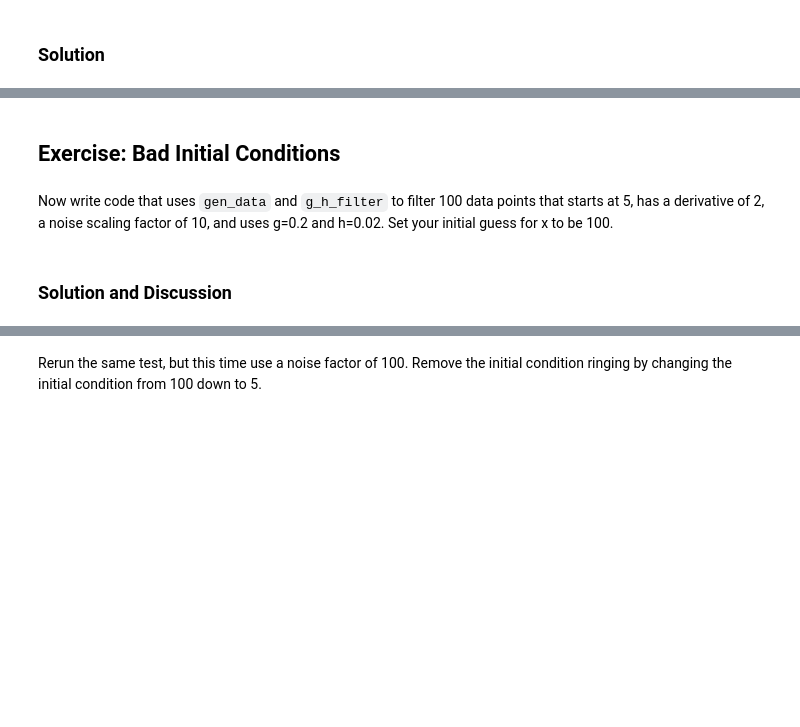
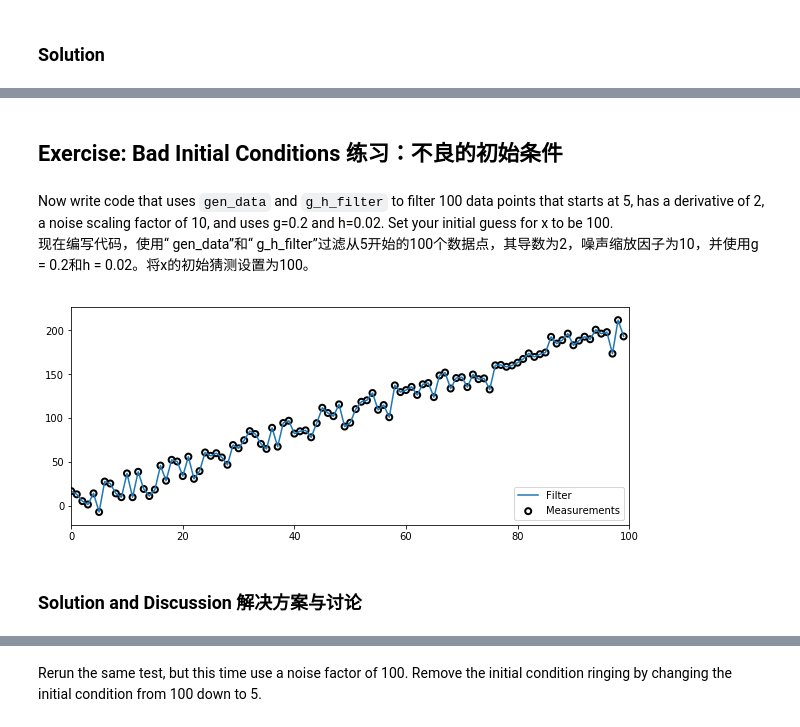
Before and after one commit to bccw-ai/Kalman-and-Bayesian-Filters-in-Python, a Jupyter notebook: 01-g-h-filter.ipynb, the cells around one changed output, grey strips where cells are left out. Saved outputs shown, nothing was run; the diff lists cells and outputs as text; code cells hidden in the pictures; blank space fills up the shorter version.

```diff
--- a/01-g-h-filter.ipynb
+++ b/01-g-h-filter.ipynb
@@ -667,4 +718,5 @@ plt.plot([randn() for _ in range(3000)], lw=1);
 # %% [markdown]
-## Exercise: Bad Initial Conditions
+## Exercise: Bad Initial Conditions  练习：不良的初始条件
 # %% [markdown]
 Now write code that uses `gen_data` and `g_h_filter` to filter 100 data points that starts at 5, has a derivative of 2, a noise scaling factor of 10, and uses g=0.2 and h=0.02. Set your initial guess for x to be 100.
+现在编写代码，使用“ gen_data”和“ g_h_filter”过滤从5开始的100个数据点，其导数为2，噪声缩放因子为10，并使用g = 0.2和h = 0.02。<span class="burk">将x的初始猜测设置为100</span>。
@@ -673,5 +723,13 @@ Now write code that uses `gen_data` and `g_h_filter` to filter 100 data points t
+# %%
+# your code here
+noise_data = gen_data(x0=5., dx=2, count=100, noise_factor=10)
+#filter_data = g_h_filter(data=noise_data, x0=100, dx=2., dt=1., g=0.2, h=0.02)  # 振铃现象，最终振铃现象最小
+filter_data = g_h_filter(data=noise_data, x0=100., dx=2., g=1., h=0.2, dt=1)  # 过拟合现象，由于g和h的比例造成
+plot_g_h_results(noise_data, filter_data)
+# %% [output]
+[figure, added]
 # %% [markdown]
-### Solution and Discussion
+### Solution and Discussion  解决方案与讨论
 # %%
 zs = gen_data(x0=5., dx=2., count=100, noise_factor=10)
 data = g_h_filter(data=zs, x0=100., dx=2., dt=1., g=0.2, h=0.02)
```
Also changed, not shown: parts of 31 cells of this notebook.
